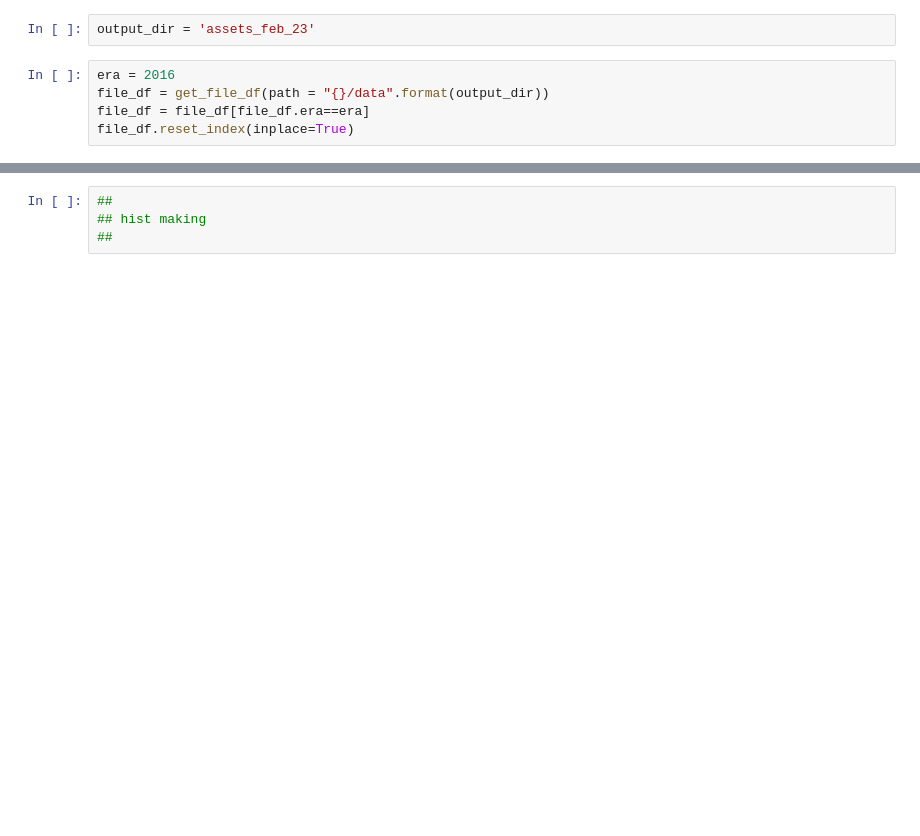
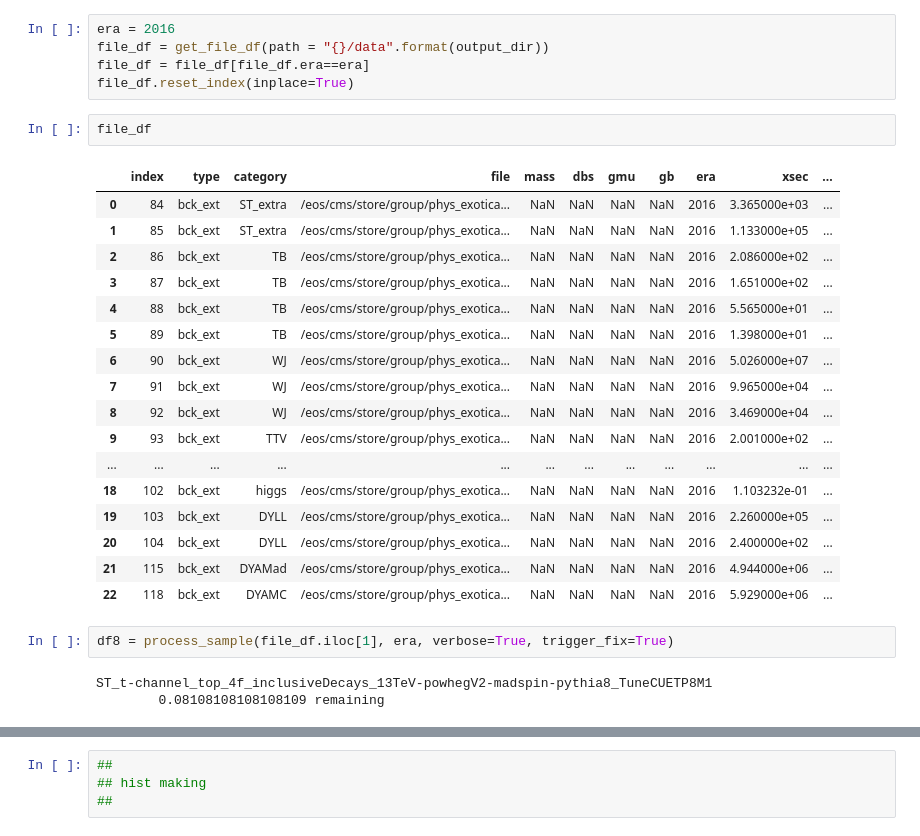
Before and after one commit to rymuelle/bff_plotting_code_v3, a Jupyter notebook: 2_produce_flat_hists.ipynb, the cells around one changed output, grey strips where cells are left out. Saved outputs shown, nothing was run; the diff lists cells and outputs as text; blank space fills up the shorter version.

```diff
--- a/2_produce_flat_hists.ipynb
+++ b/2_produce_flat_hists.ipynb
@@ -25,7 +30,30 @@ from src.data_tools.apply_cuts_v2 import  process_sample
-# %%
-output_dir = 'assets_feb_23'
 # %%
 era = 2016
 file_df = get_file_df(path = "{}/data".format(output_dir))
 file_df = file_df[file_df.era==era]
 file_df.reset_index(inplace=True)
+# %%
+file_df
+# %% [output]
+|  | index | type | category | file | mass | dbs | gmu | gb | era | xsec | ... |
+| 0 | 84 | bck_ext | ST_extra | /eos/cms/store/group/phys_exotica... | NaN | NaN | NaN | NaN | 2016 | 3.365000e+03 | ... |
+| 1 | 85 | bck_ext | ST_extra | /eos/cms/store/group/phys_exotica... | NaN | NaN | NaN | NaN | 2016 | 1.133000e+05 | ... |
+| 2 | 86 | bck_ext | TB | /eos/cms/store/group/phys_exotica... | NaN | NaN | NaN | NaN | 2016 | 2.086000e+02 | ... |
+| 3 | 87 | bck_ext | TB | /eos/cms/store/group/phys_exotica... | NaN | NaN | NaN | NaN | 2016 | 1.651000e+02 | ... |
+| 4 | 88 | bck_ext | TB | /eos/cms/store/group/phys_exotica... | NaN | NaN | NaN | NaN | 2016 | 5.565000e+01 | ... |
+| 5 | 89 | bck_ext | TB | /eos/cms/store/group/phys_exotica... | NaN | NaN | NaN | NaN | 2016 | 1.398000e+01 | ... |
+| 6 | 90 | bck_ext | WJ | /eos/cms/store/group/phys_exotica... | NaN | NaN | NaN | NaN | 2016 | 5.026000e+07 | ... |
+| 7 | 91 | bck_ext | WJ | /eos/cms/store/group/phys_exotica... | NaN | NaN | NaN | NaN | 2016 | 9.965000e+04 | ... |
+| 8 | 92 | bck_ext | WJ | /eos/cms/store/group/phys_exotica... | NaN | NaN | NaN | NaN | 2016 | 3.469000e+04 | ... |
+| 9 | 93 | bck_ext | TTV | /eos/cms/store/group/phys_exotica... | NaN | NaN | NaN | NaN | 2016 | 2.001000e+02 | ... |
+| ... | ... | ... | ... | ... | ... | ... | ... | ... | ... | ... | ... |
+| 18 | 102 | bck_ext | higgs | /eos/cms/store/group/phys_exotica... | NaN | NaN | NaN | NaN | 2016 | 1.103232e-01 | ... |
+| 19 | 103 | bck_ext | DYLL | /eos/cms/store/group/phys_exotica... | NaN | NaN | NaN | NaN | 2016 | 2.260000e+05 | ... |
+| 20 | 104 | bck_ext | DYLL | /eos/cms/store/group/phys_exotica... | NaN | NaN | NaN | NaN | 2016 | 2.400000e+02 | ... |
+| 21 | 115 | bck_ext | DYAMad | /eos/cms/store/group/phys_exotica... | NaN | NaN | NaN | NaN | 2016 | 4.944000e+06 | ... |
+| 22 | 118 | bck_ext | DYAMC | /eos/cms/store/group/phys_exotica... | NaN | NaN | NaN | NaN | 2016 | 5.929000e+06 | ... |
+# %%
+df8 = process_sample(file_df.iloc[1], era, verbose=True, trigger_fix=True)
+# %% [output]
+ST_t-channel_top_4f_inclusiveDecays_13TeV-powhegV2-madspin-pythia8_TuneCUETP8M1
+        0.08108108108108109 remaining
```
Also changed, not shown: parts of 20 cells of this notebook, 1 other file.
